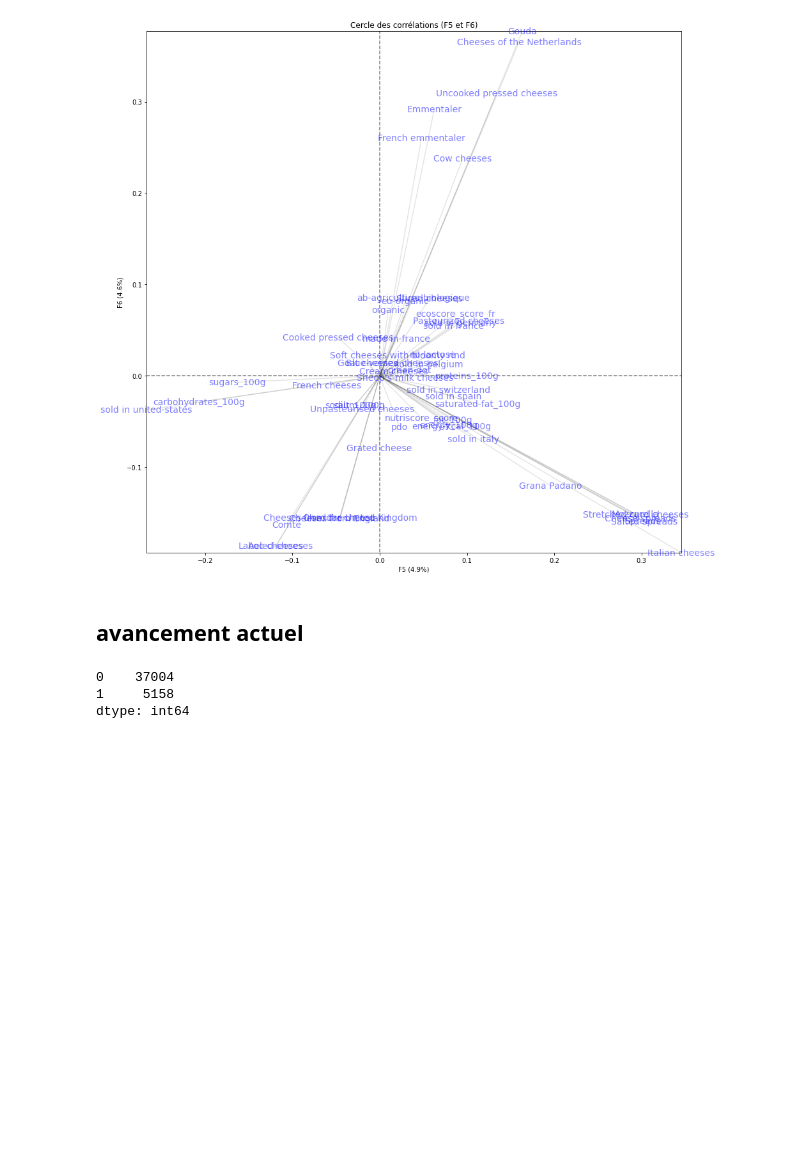
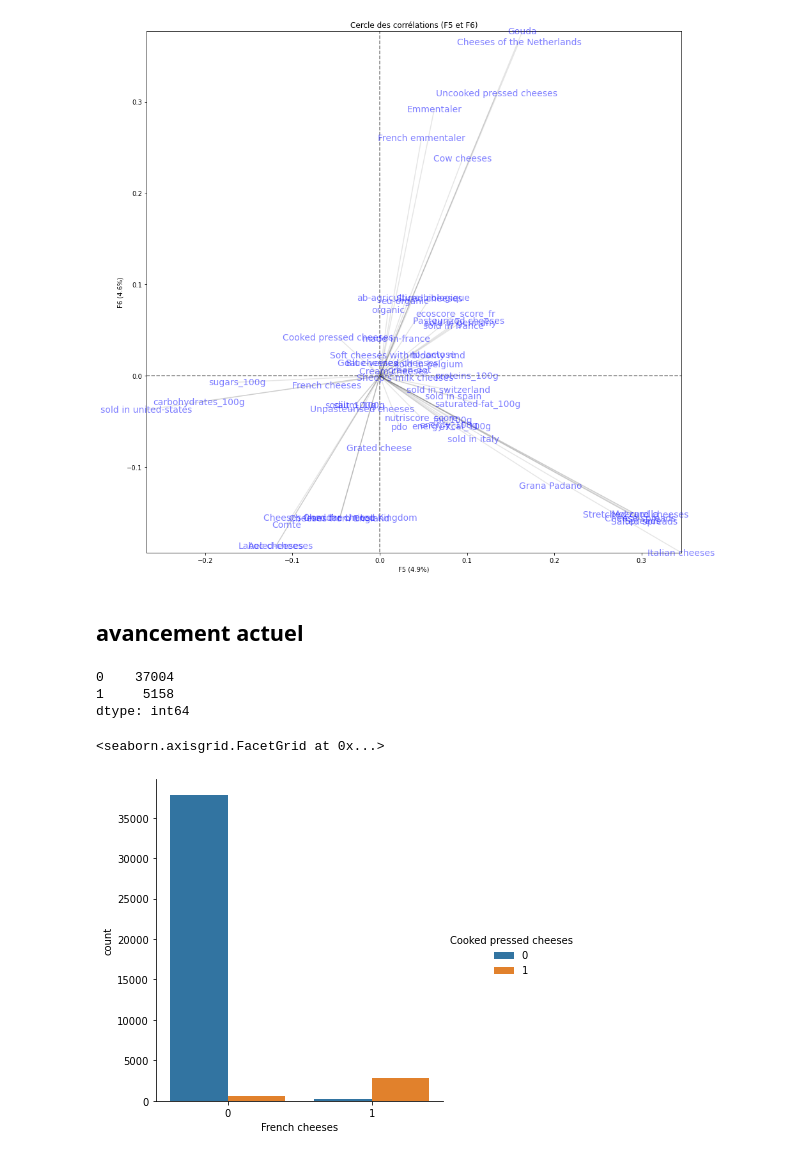
Before and after one commit to skamos/Python, a Jupyter notebook: Openclassroms/Projet_2 Exploration.ipynb, the cells around one changed output. Saved outputs shown, nothing was run; the diff lists cells and outputs as text; code cells hidden in the pictures; blank space fills up the shorter version.

```diff
--- a/Openclassroms/Projet_2 Exploration.ipynb
+++ b/Openclassroms/Projet_2 Exploration.ipynb
@@ -345,3 +354,8 @@ df_cheese[['Comté', 'Emmentaler', 'Mozzarella', 'Cheddar cheese', 'Gouda']].sum
 0    37004
 1     5158
 dtype: int64
+# %%
+sns.catplot(data=df_cheese, x='French cheeses', hue='Cooked pressed cheeses', kind='count')
+# %% [output]
+<seaborn.axisgrid.FacetGrid at 0x...>
+[figure, added]
```
Also changed, not shown: parts of 16 cells of this notebook, 1 other file.
